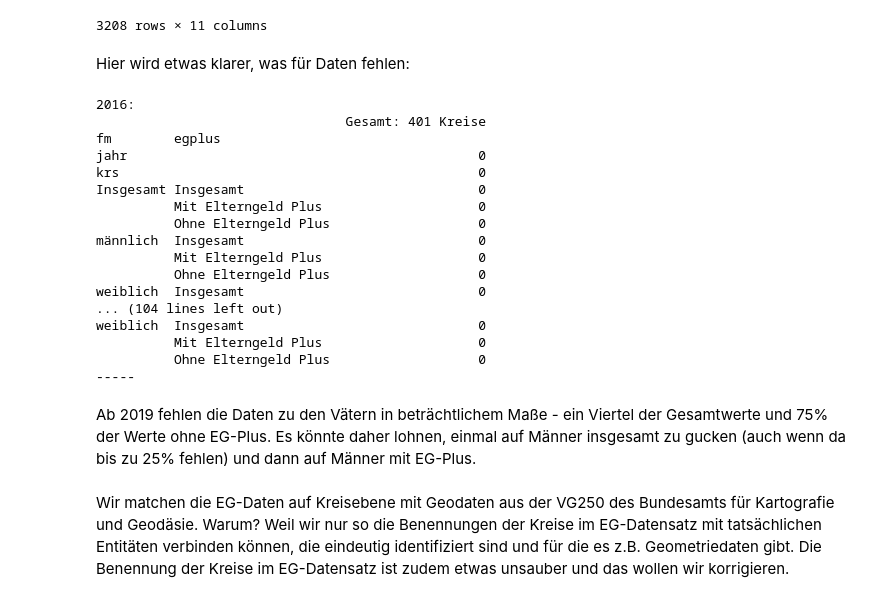
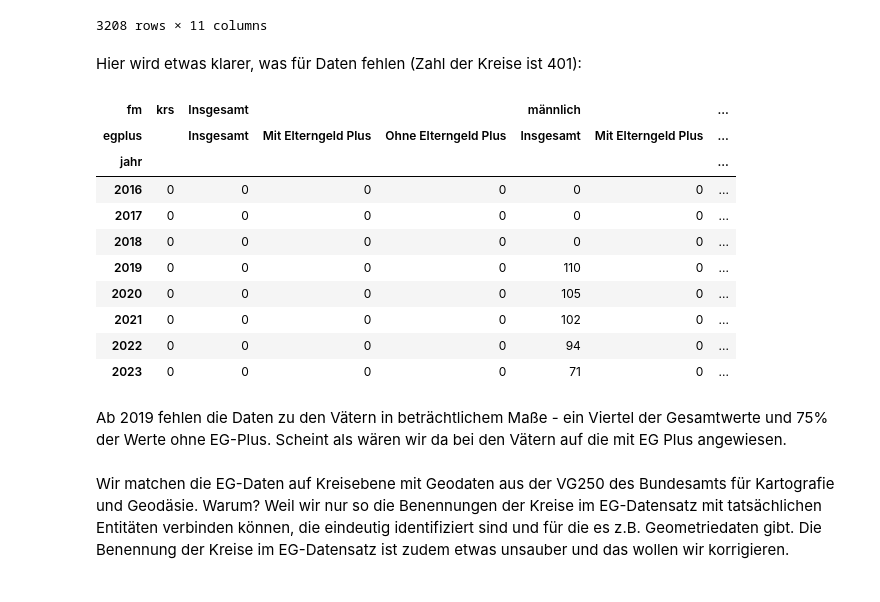
Before and after one commit to andmbg/elternsein, a Jupyter notebook: notebooks/scratch.ipynb, the cells around one changed output. Saved outputs shown, nothing was run; the diff lists cells and outputs as text; code cells hidden in the pictures.

```diff
--- a/notebooks/scratch.ipynb
+++ b/notebooks/scratch.ipynb
@@ -175,7 +174,7 @@ fig.show()
 
 Daten liegen in Langform vor. Wir formen hin zu einer Zeile pro Kreis und Jahr.
 # %%
-df_dauer_krs = pd.read_parquet("../data/processed/eg_dauer.parquet")
+df_dauer_krs = pd.read_parquet(destatis_sources["eg_dauer"]["processed_file"])
 
 # viele heute eingestellte Kreise mit fehlenden Daten; entfernen:
 df_dauer_krs = df_dauer_krs.dropna(subset="monate")
@@ -215,32 +214,24 @@ dd_piv
 | 3207 | 2023 | Zwickau, Landkreis | 11.1 | 16.5 | 8.0 | <NA> | ... |
 3208 rows × 11 columns
 # %% [markdown]
-Hier wird etwas klarer, was für Daten fehlen:
+Hier wird etwas klarer, was für Daten fehlen (Zahl der Kreise ist 401):
-# %%
-for jahr, grp in dd_piv.groupby("jahr"):
-    print(jahr, end=":\n")
-    print(grp.isna().sum().to_frame(f"Gesamt: {len(grp)} Kreise"), end="\n-----\n")
-# %% [output]
-2016:
-                                Gesamt: 401 Kreise
-fm        egplus
-jahr                                             0
-krs                                              0
-Insgesamt Insgesamt                              0
-          Mit Elterngeld Plus                    0
-          Ohne Elterngeld Plus                   0
-männlich  Insgesamt                              0
-          Mit Elterngeld Plus                    0
-          Ohne Elterngeld Plus                   0
-weiblich  Insgesamt                              0
-... (104 lines left out)
-weiblich  Insgesamt                              0
-          Mit Elterngeld Plus                    0
-          Ohne Elterngeld Plus                   0
------
+# %%
+dd_piv.set_index("jahr").isna().groupby("jahr").agg("sum")
+# %% [output]
+| fm | krs | Insgesamt |  |  | männlich |  | ... |
+| egplus |  | Insgesamt | Mit Elterngeld Plus | Ohne Elterngeld Plus | Insgesamt | Mit Elterngeld Plus | ... |
+| jahr |  |  |  |  |  |  | ... |
+| 2016 | 0 | 0 | 0 | 0 | 0 | 0 | ... |
+| 2017 | 0 | 0 | 0 | 0 | 0 | 0 | ... |
+| 2018 | 0 | 0 | 0 | 0 | 0 | 0 | ... |
+| 2019 | 0 | 0 | 0 | 0 | 110 | 0 | ... |
+| 2020 | 0 | 0 | 0 | 0 | 105 | 0 | ... |
+| 2021 | 0 | 0 | 0 | 0 | 102 | 0 | ... |
+| 2022 | 0 | 0 | 0 | 0 | 94 | 0 | ... |
+| 2023 | 0 | 0 | 0 | 0 | 71 | 0 | ... |
 # %% [markdown]
 Ab 2019 fehlen die Daten zu den Vätern in beträchtlichem Maße - ein Viertel der Gesamtwerte und 75% der Werte ohne EG-Plus.
-Es könnte daher lohnen, einmal auf Männer insgesamt zu gucken (auch wenn da bis zu 25% fehlen) und dann auf Männer mit EG-Plus.
+Scheint als wären wir da bei den Vätern auf die mit EG Plus angewiesen.
 # %% [markdown]
 Wir matchen die EG-Daten auf Kreisebene mit Geodaten aus der VG250 des Bundesamts für Kartografie und Geodäsie. Warum? Weil wir nur so die Benennungen der Kreise im EG-Datensatz mit tatsächlichen Entitäten verbinden können, die eindeutig identifiziert sind und für die es z.B. Geometriedaten gibt. Die Benennung der Kreise im EG-Datensatz ist zudem etwas unsauber und das wollen wir korrigieren.
 # %%
```
Also changed, not shown: parts of 15 cells of this notebook, 3 other files.
